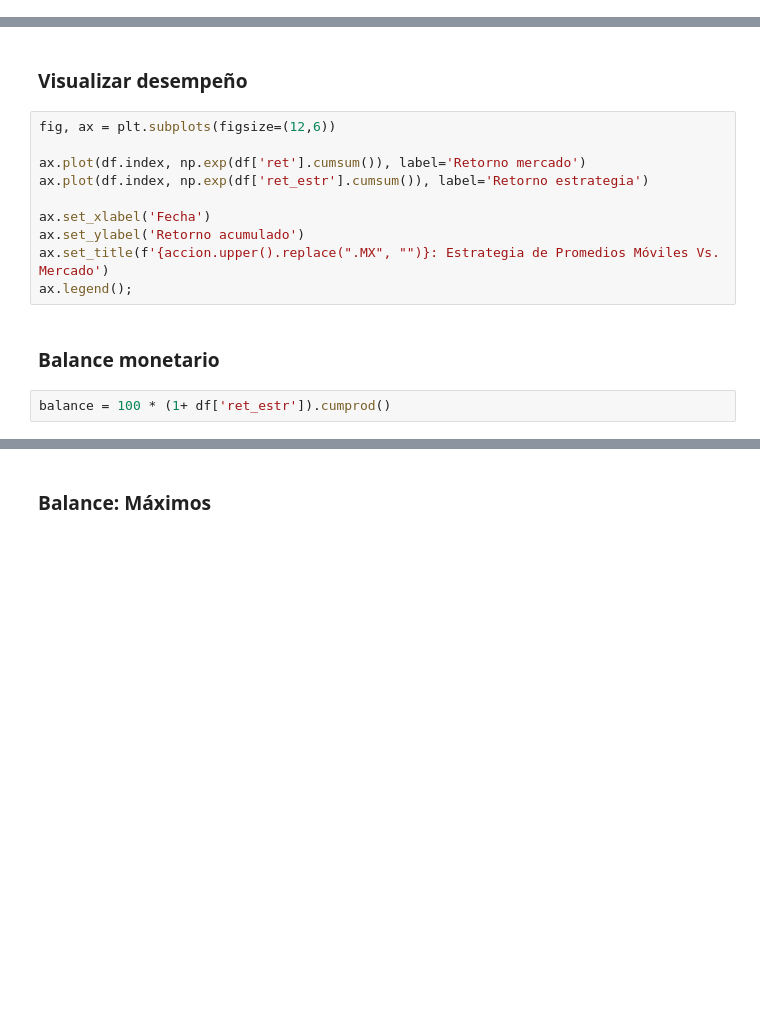
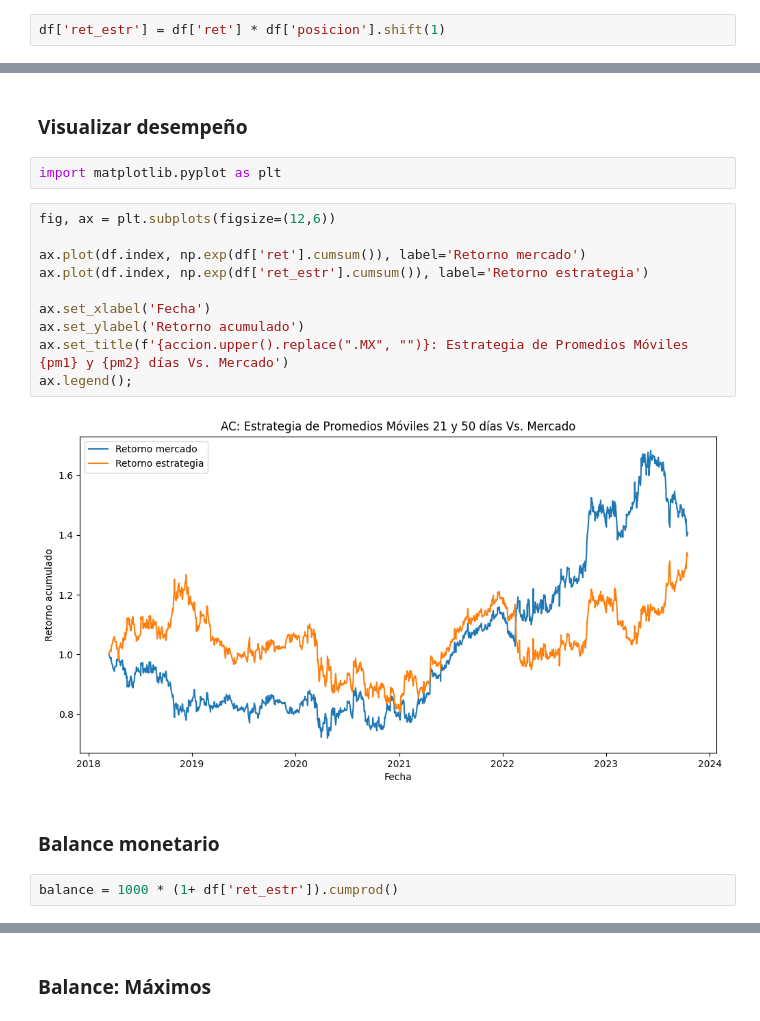
Before and after one commit to carlosdeoncedos/CienciaDatosFinanzas2023_09_martes, a Jupyter notebook: Sesion_6.ipynb, the cells around one changed output, grey strips where cells are left out. Saved outputs shown, nothing was run; the diff lists cells and outputs as text; blank space fills up the shorter version.

```diff
--- a/Sesion_6.ipynb
+++ b/Sesion_6.ipynb
@@ -302,0 +442,2 @@ https://numpy.org/doc/stable/reference/generated/numpy.where.html
+# %%
+df['ret_estr'] = df['ret'] * df['posicion'].shift(1)
@@ -303,18 +484,22 @@ https://numpy.org/doc/stable/reference/generated/numpy.where.html
 # %% [markdown]
 ### Visualizar desempeño
+# %%
+import matplotlib.pyplot as plt
 # %%
 fig, ax = plt.subplots(figsize=(12,6))
 
 ax.plot(df.index, np.exp(df['ret'].cumsum()), label='Retorno mercado')
 ax.plot(df.index, np.exp(df['ret_estr'].cumsum()), label='Retorno estrategia')
 
 ax.set_xlabel('Fecha')
 ax.set_ylabel('Retorno acumulado')
-ax.set_title(f'{accion.upper().replace(".MX", "")}: Estrategia de Promedios Móviles Vs. Mercado')
+ax.set_title(f'{accion.upper().replace(".MX", "")}: Estrategia de Promedios Móviles {pm1} y {pm2} días Vs. Mercado')
 ax.legend();
+# %% [output]
+[figure, added]
 # %% [markdown]
 ### <font color='navygray'>Balance monetario</font>
 # %%
-balance = 100 * (1+ df['ret_estr']).cumprod()
+balance = 1000 * (1+ df['ret_estr']).cumprod()
 # %%
 balance.plot();
```
Also changed, not shown: parts of 38 cells of this notebook.
